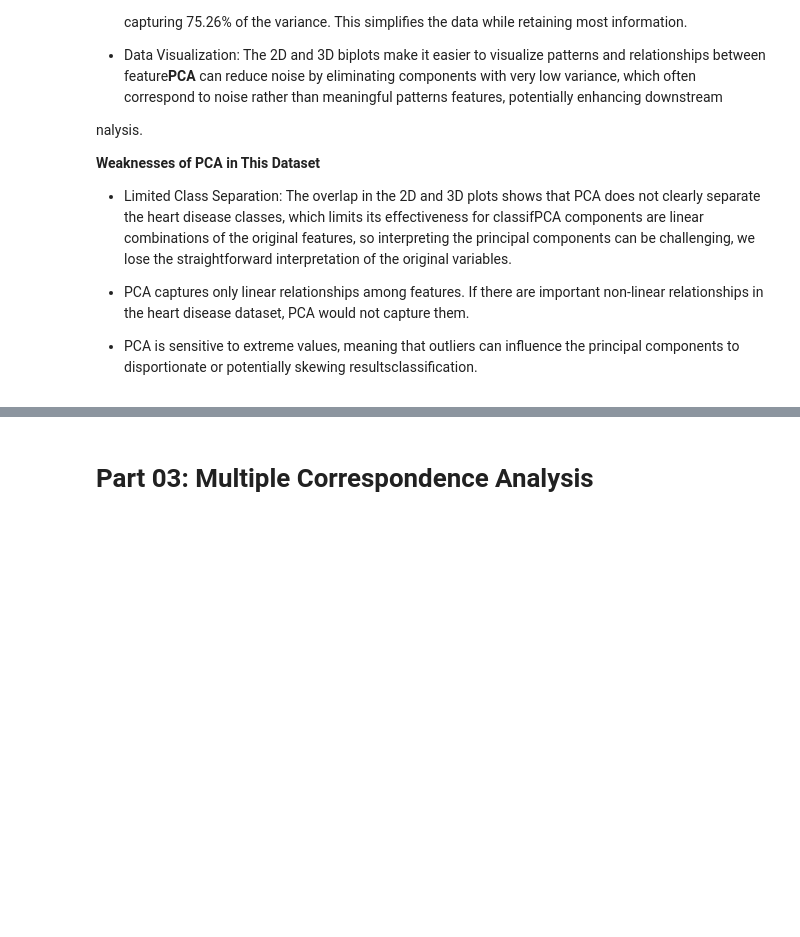
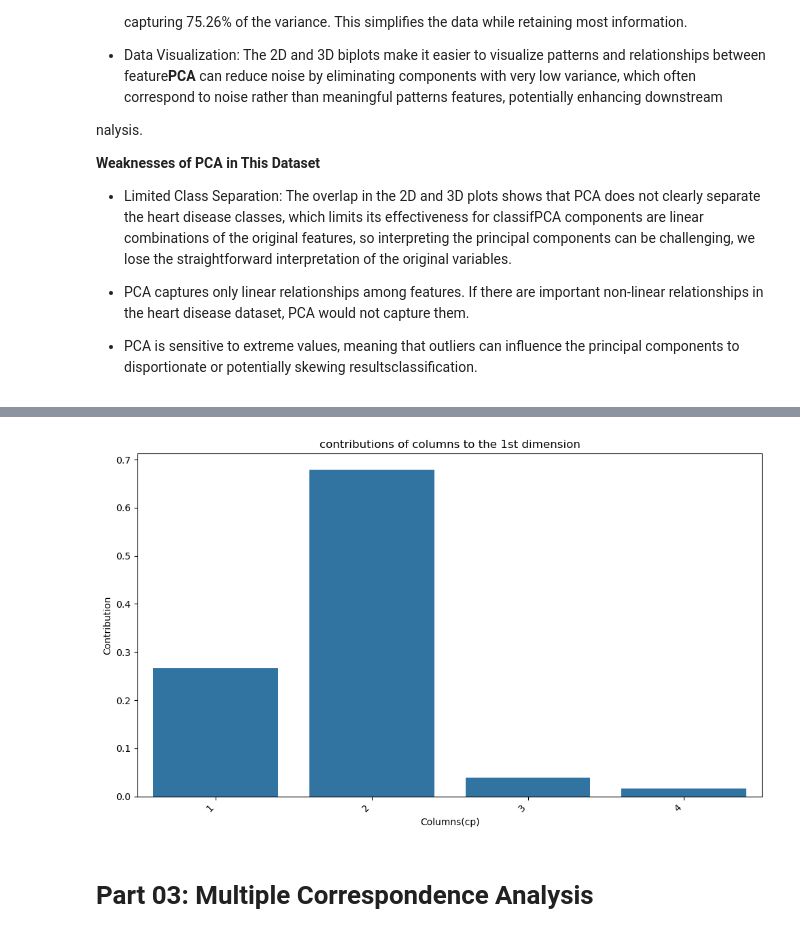
Before and after one commit to LynaMahdi/Comparative-analysis-of-PCA-CA-and-MCA, a Jupyter notebook: Heart-Disease-Analysis.ipynb, the cells around one changed output, grey strips where cells are left out. Saved outputs shown, nothing was run; the diff lists cells and outputs as text; code cells hidden in the pictures; blank space fills up the shorter version.

```diff
--- a/Heart-Disease-Analysis.ipynb
+++ b/Heart-Disease-Analysis.ipynb
@@ -601,0 +898,11 @@ nalysis.
+# %%
+
+ca_cp__contingancyTab = pd.crosstab(only_categorical['cp'], only_categorical['age'])
+ca = prince.CA(n_components=2,
+                n_iter=3,
+                copy=True,
+                check_input=True,
+                engine='sklearn',
+                random_state=42)
+ca = ca.fit(ca_cp__contingancyTab)
+ca_cp__contingancyTab
@@ -601,0 +958,5 @@ nalysis.
+# %%
+column_contributions = ca.column_contributions_
+column_contributions
+row_contributions = ca.row_contributions_
+row_contributions
@@ -602,3 +969,17 @@ nalysis.
+# %%
+#column_contributions
+contrib_df =row_contributions.iloc[:, 0]
+
+plt.figure(figsize=(10,6))
+sns.barplot(x=contrib_df.index, y=contrib_df.values)
+plt.title('contributions of columns to the 1st dimension')
+plt.xlabel('Columns(cp)')
+plt.ylabel('Contribution')
+plt.xticks(rotation=45, ha='right')#rOtate the labels for readability
+plt.tight_layout()
+plt.show()
+# %% [output]
+[figure, added]
 # %% [markdown]
 # Part 03: Multiple Correspondence Analysis
 # %%
```
Also changed, not shown: parts of 40 cells of this notebook.
